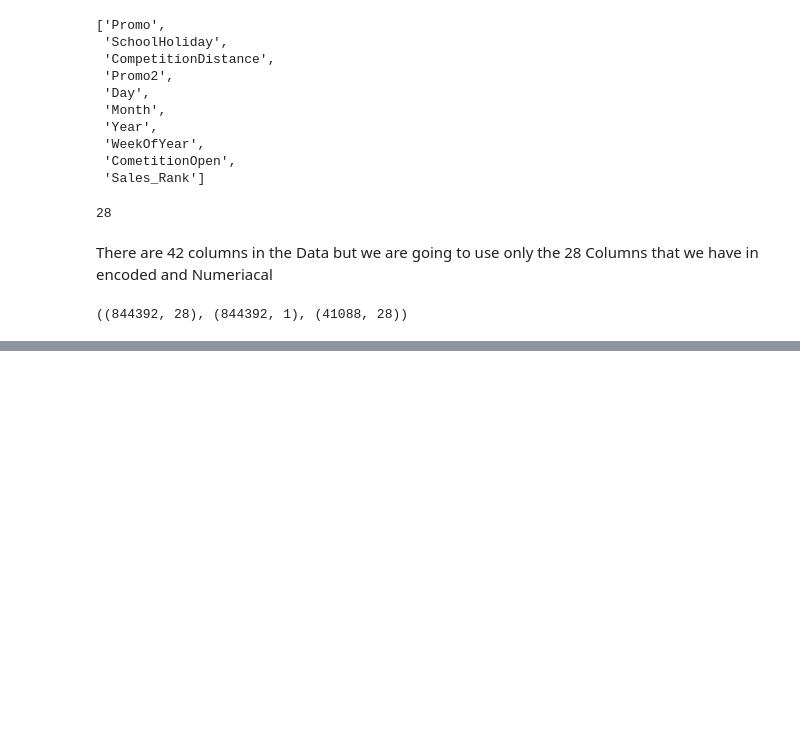
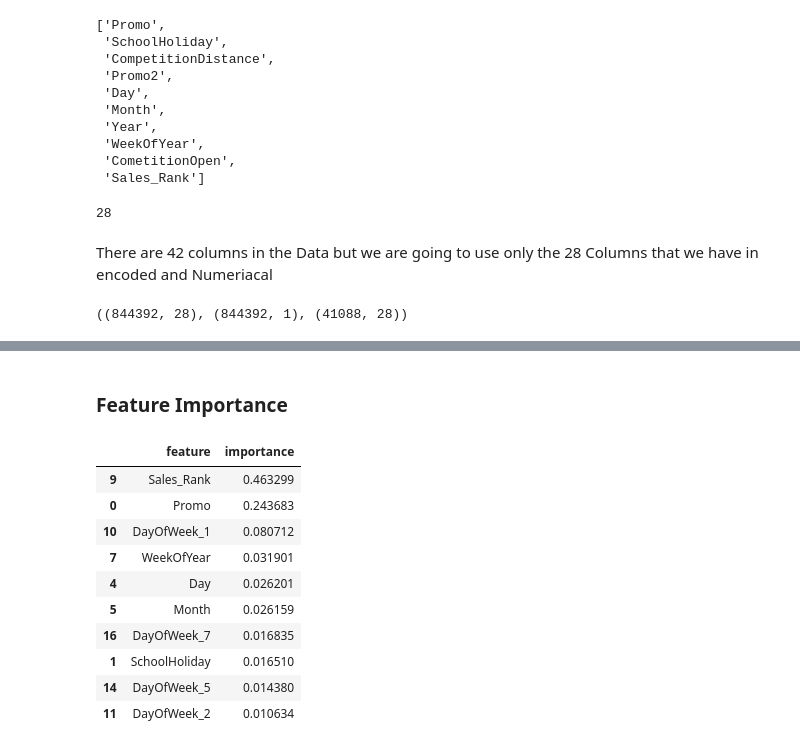
Before and after one commit to mr-ayush-agrawal/MachineLearningBasics, a Jupyter notebook: freeCodeCamp/SalesCompetition/Boosting_sol.ipynb, the cells around one changed output, grey strips where cells are left out. Saved outputs shown, nothing was run; the diff lists cells and outputs as text; code cells hidden in the pictures; blank space fills up the shorter version.

Commit message:
Creating Model

```diff
--- a/freeCodeCamp/SalesCompetition/Boosting_sol.ipynb
+++ b/freeCodeCamp/SalesCompetition/Boosting_sol.ipynb
@@ -462,0 +465,6 @@ x_train.shape, y_train.shape, x_test.shape
+# %%
+from xgboost import XGBRegressor
+model = XGBRegressor(random_state = len(x_train), n_jobs = -1, n_estimators = 20 , max_depth = 4)
+# %%
+%%time
+model.fit(x_train, y_train)
@@ -462,0 +514,21 @@ x_train.shape, y_train.shape, x_test.shape
+# %% [markdown]
+### Feature Importance
+# %%
+importancedf = pd.DataFrame({
+    'feature' : x_train.columns.to_list(),
+    'importance': model.feature_importances_
+}).sort_values('importance', ascending=False)
+
+importancedf.head(10)
+# %% [output]
+|  | feature | importance |
+| 9 | Sales_Rank | 0.463299 |
+| 0 | Promo | 0.243683 |
+| 10 | DayOfWeek_1 | 0.080712 |
+| 7 | WeekOfYear | 0.031901 |
+| 4 | Day | 0.026201 |
+| 5 | Month | 0.026159 |
+| 16 | DayOfWeek_7 | 0.016835 |
+| 1 | SchoolHoliday | 0.016510 |
+| 14 | DayOfWeek_5 | 0.014380 |
+| 11 | DayOfWeek_2 | 0.010634 |
```
Also changed, not shown: parts of 10 cells of this notebook.
